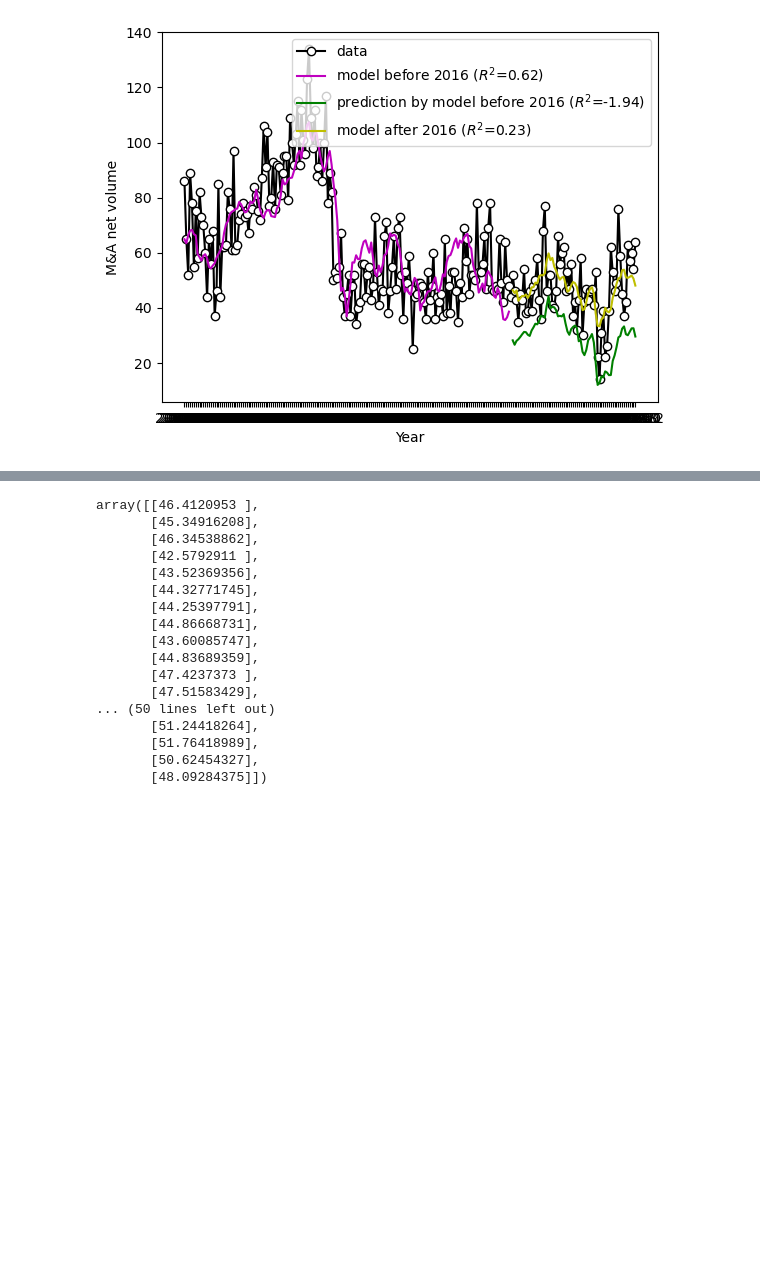
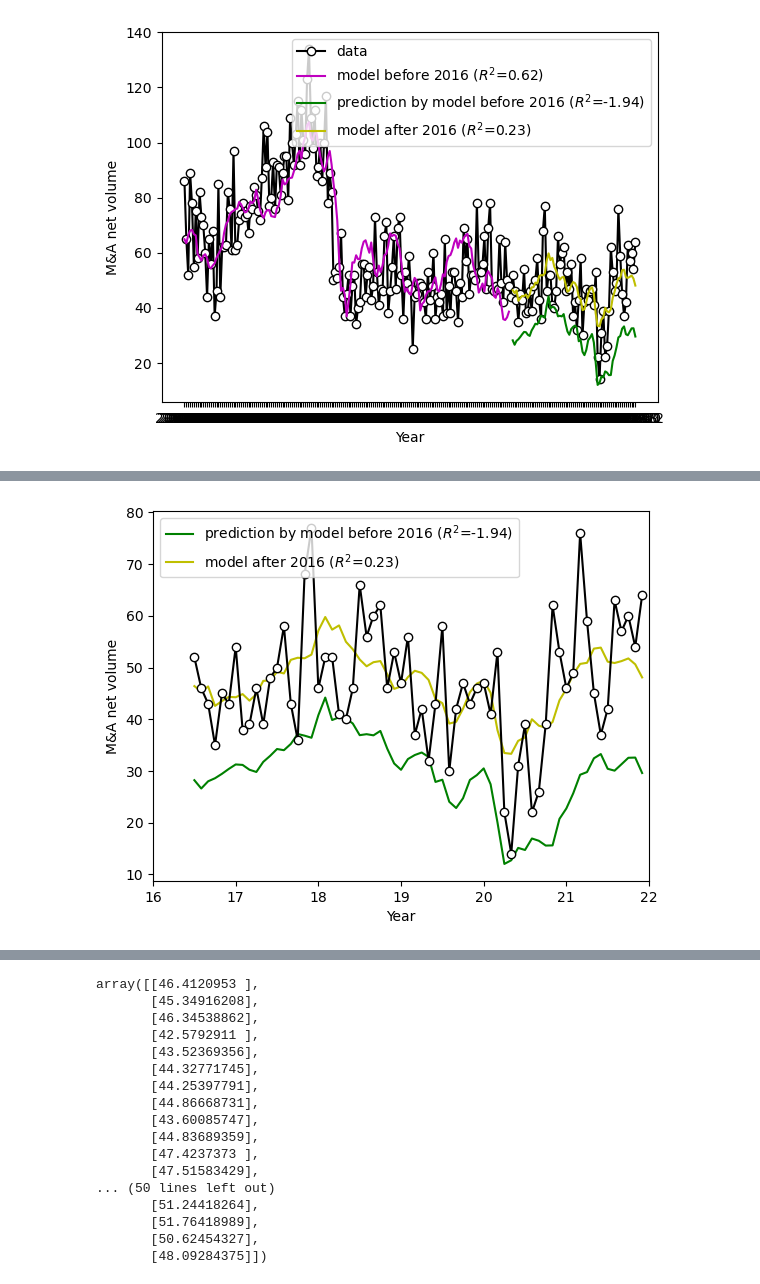
Before and after one commit to victoriawong1123/data_science_project, a Jupyter notebook: notebooks/quarterly_model.ipynb, the cells around one changed output, grey strips where cells are left out. Cells and saved outputs as stored; diff of their text form; code cells hidden in the pictures; blank space fills up the shorter version.

Commit message:
Added more graphs

```diff
--- a/notebooks/quarterly_model.ipynb
+++ b/notebooks/quarterly_model.ipynb
@@ -220,0 +217,25 @@ plt.plot(Y_test, '-', color='blue')
+# %%
+ax = plt.gca()
+
+x_data_after = data_after.index
+Y_test_pred = model_before.predict(X_test)
+r = r2_score(Y_test, Y_test_pred)
+ax.plot(x_data_after, Y_test_pred, color='g',
+        label=f'prediction by model before 2016 ($R^2$={round(r, 2)})')
+
+
+"""Using model based on data before June.2016 to predict for 2016 - 2021"""
+Y_test_pred = model_after.predict(X_test)
+r = r2_score(Y_test, Y_test_pred)
+ax.plot(x_data_after, Y_test_pred, color='y',
+        label=f'model after 2016 ($R^2$={round(r, 2)})')
+
+
+ax.plot(x_data_after, Y_test, marker='o', color='k', mfc='white')
+ax.set_ylabel('M&A net volume')
+ax.set_xlabel('Year')
+plt.xticks(ticks=range(168, 241, 12), labels=[str(i).zfill(2) for i in range(16, 23, 1)])
+ax.set_xlim(168, 240)
+ax.legend(loc=0, frameon=True);
+# %% [output]
+[figure, added]
```
Also changed, not shown: parts of 33 cells of this notebook.
